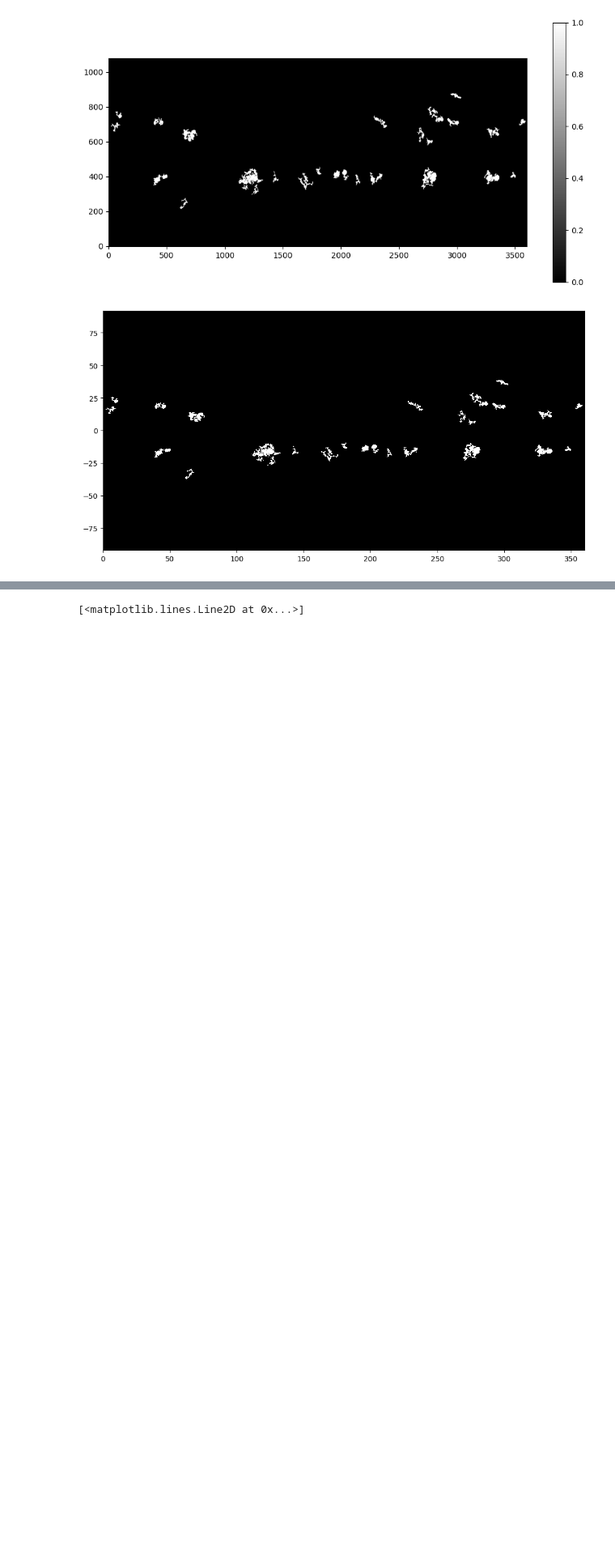
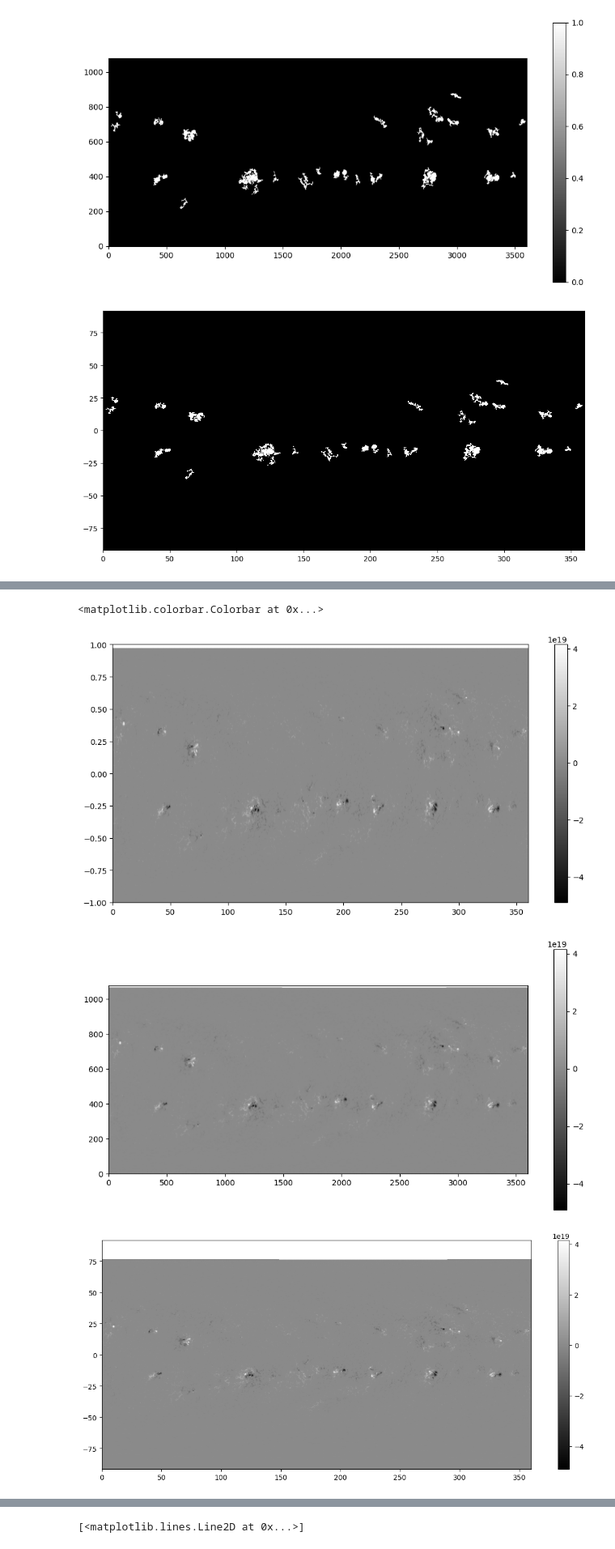
Before and after one commit to Samapti25/solar, a Jupyter notebook: carringtonmaps.ipynb, the cells around one changed output, grey strips where cells are left out. Shown at 81% size. Cells and saved outputs as stored; diff of their text form; code cells hidden in the pictures; blank space fills up the shorter version.

```diff
--- a/carringtonmaps.ipynb
+++ b/carringtonmaps.ipynb
@@ -338,0 +372,22 @@ plt.colorbar()
+# %%
+fig = plt.figure(figsize=(12,6))
+
+X,Y=np.meshgrid(lon, sinlat)
+plt.pcolormesh(X,Y,flux_rad, cmap='gray')
+plt.colorbar()
+
+fig=plt.figure(figsize=(12,6))
+plt.imshow(flux_rad,origin="lower", cmap='gray',aspect=1.5)
+plt.colorbar()
+
+
+
+fig=plt.figure(figsize=(14,6))
+x,y=np.meshgrid(lon, lat )
+plt.pcolormesh(x,y,flux_rad, cmap='gray')
+plt.colorbar()
+# %% [output]
+<matplotlib.colorbar.Colorbar at 0x...>
+[figure, added]
+[figure, added]
+[figure, added]
```
Also changed, not shown: parts of 40 cells of this notebook.
